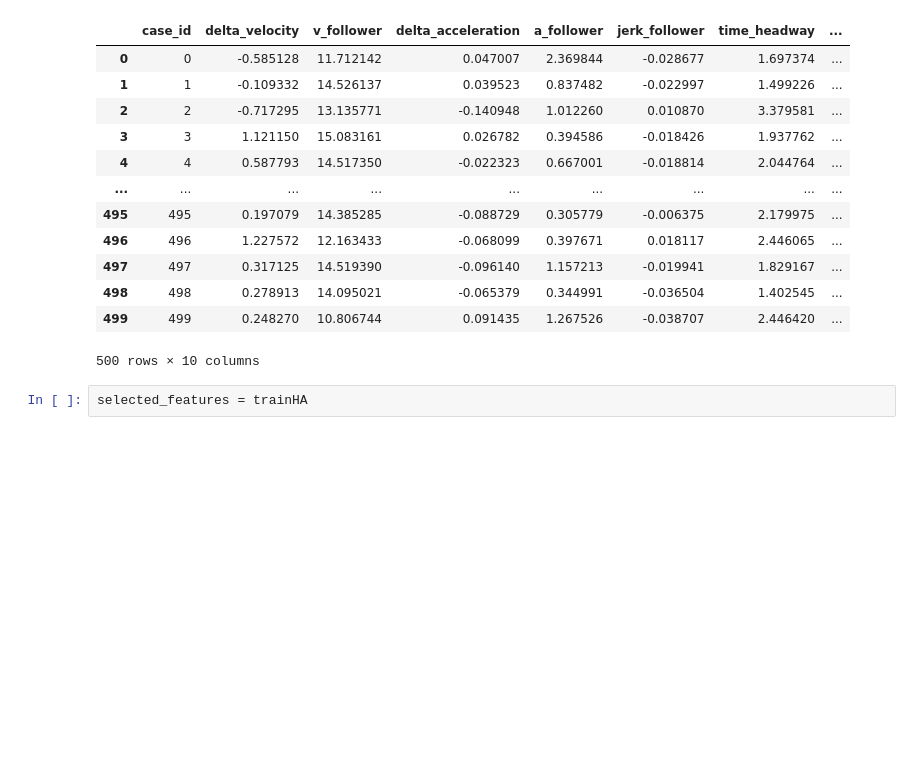
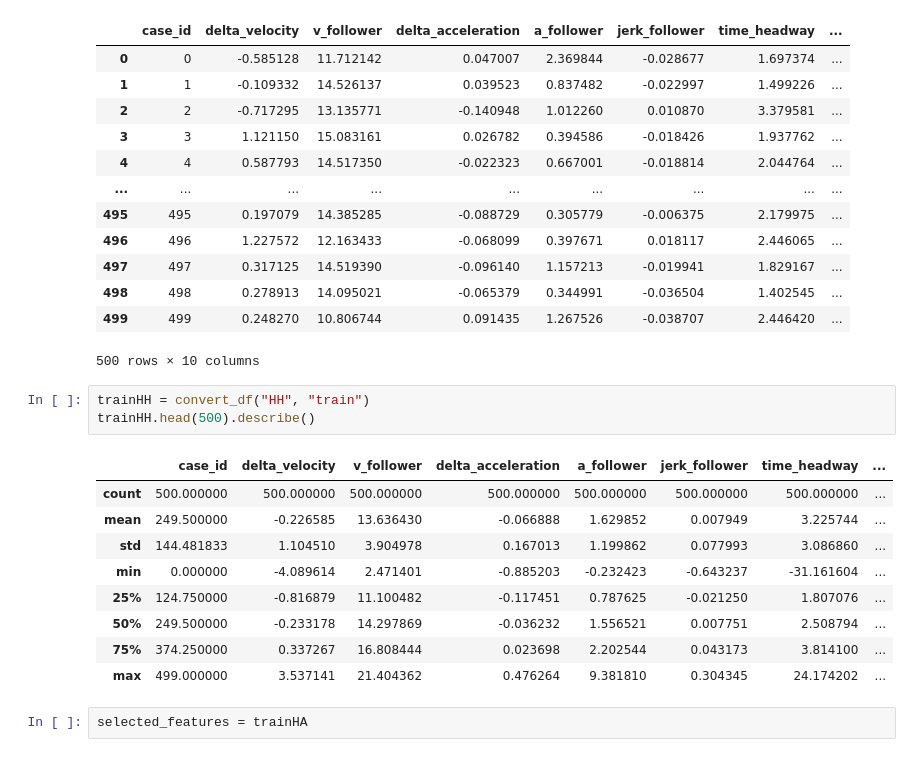
Before and after one commit to romanzy313/car-following-project, a Jupyter notebook: src/LSTM.ipynb, the cells around one changed output. Drawn from its saved outputs; the diff is of its cells as text; blank space fills up the shorter version.

```diff
--- a/src/LSTM.ipynb
+++ b/src/LSTM.ipynb
@@ -77,6 +77,19 @@ trainHA.head(500)
 | 498 | 498 | 0.278913 | 14.095021 | -0.065379 | 0.344991 | -0.036504 | 1.402545 | ... |
 | 499 | 499 | 0.248270 | 10.806744 | 0.091435 | 1.267526 | -0.038707 | 2.446420 | ... |
 500 rows × 10 columns
+# %%
+trainHH = convert_df("HH", "train")
+trainHH.head(500).describe()
+# %% [output]
+|  | case_id | delta_velocity | v_follower | delta_acceleration | a_follower | jerk_follower | time_headway | ... |
+| count | 500.000000 | 500.000000 | 500.000000 | 500.000000 | 500.000000 | 500.000000 | 500.000000 | ... |
+| mean | 249.500000 | -0.226585 | 13.636430 | -0.066888 | 1.629852 | 0.007949 | 3.225744 | ... |
+| std | 144.481833 | 1.104510 | 3.904978 | 0.167013 | 1.199862 | 0.077993 | 3.086860 | ... |
+| min | 0.000000 | -4.089614 | 2.471401 | -0.885203 | -0.232423 | -0.643237 | -31.161604 | ... |
+| 25% | 124.750000 | -0.816879 | 11.100482 | -0.117451 | 0.787625 | -0.021250 | 1.807076 | ... |
+| 50% | 249.500000 | -0.233178 | 14.297869 | -0.036232 | 1.556521 | 0.007751 | 2.508794 | ... |
+| 75% | 374.250000 | 0.337267 | 16.808444 | 0.023698 | 2.202544 | 0.043173 | 3.814100 | ... |
+| max | 499.000000 | 3.537141 | 21.404362 | 0.476264 | 9.381810 | 0.304345 | 24.174202 | ... |
 # %%
 selected_features = trainHA
 # %%
```
Also changed, not shown: parts of 4 cells of this notebook.
